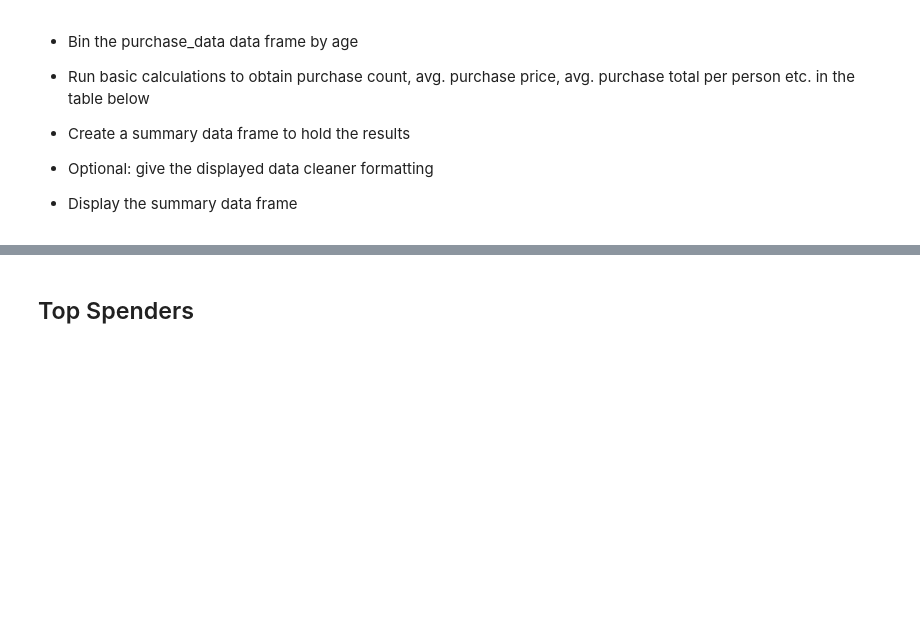
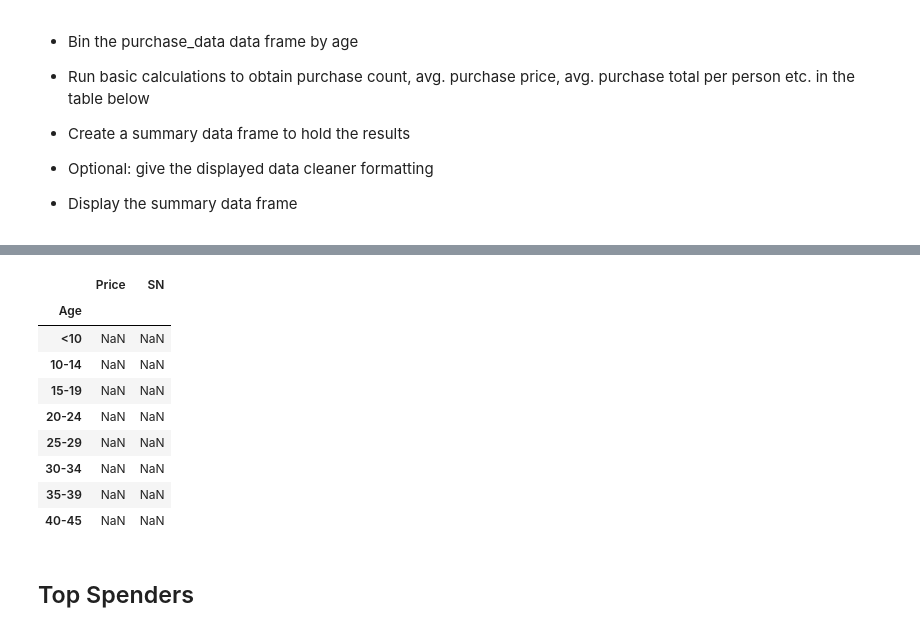
Before and after one commit to abielhammonds/week_04_homework, a Jupyter notebook: HeroesOfPymoli_completed.ipynb, the cells around one changed output, grey strips where cells are left out. Drawn from its saved outputs; the diff is of its cells as text; code cells hidden in the pictures; blank space fills up the shorter version.

```diff
--- a/HeroesOfPymoli_completed.ipynb
+++ b/HeroesOfPymoli_completed.ipynb
@@ -312,3 +381,32 @@ Age
+# %%
+#avg. purchase total per person = purchase total of each age group / number of players in that age group
+
+#purchase total of each age group
+age_grouped_data = purchase_data.groupby("Age")
+purchase_total_value = age_grouped_data[["Price"]].sum()
+purchase_total_value
+
+#number of players in that age group
+age_grouped_data = purchase_data.groupby("Age")
+players_by_age = age_grouped_data[["SN"]].nunique()
+players_by_age
+
+#avg. purchase total per person
+purchase_total_per_person = purchase_total_value / players_by_age
+purchase_total_per_person
+
+#I'm not sure how to divide these two binned sets of values
+# %% [output]
+|  | Price | SN |
+| Age |  |  |
+| <10 | NaN | NaN |
+| 10-14 | NaN | NaN |
+| 15-19 | NaN | NaN |
+| 20-24 | NaN | NaN |
+| 25-29 | NaN | NaN |
+| 30-34 | NaN | NaN |
+| 35-39 | NaN | NaN |
+| 40-45 | NaN | NaN |
 # %% [markdown]
 ## Top Spenders
 # %% [markdown]
```
Also changed, not shown: parts of 14 cells of this notebook.
